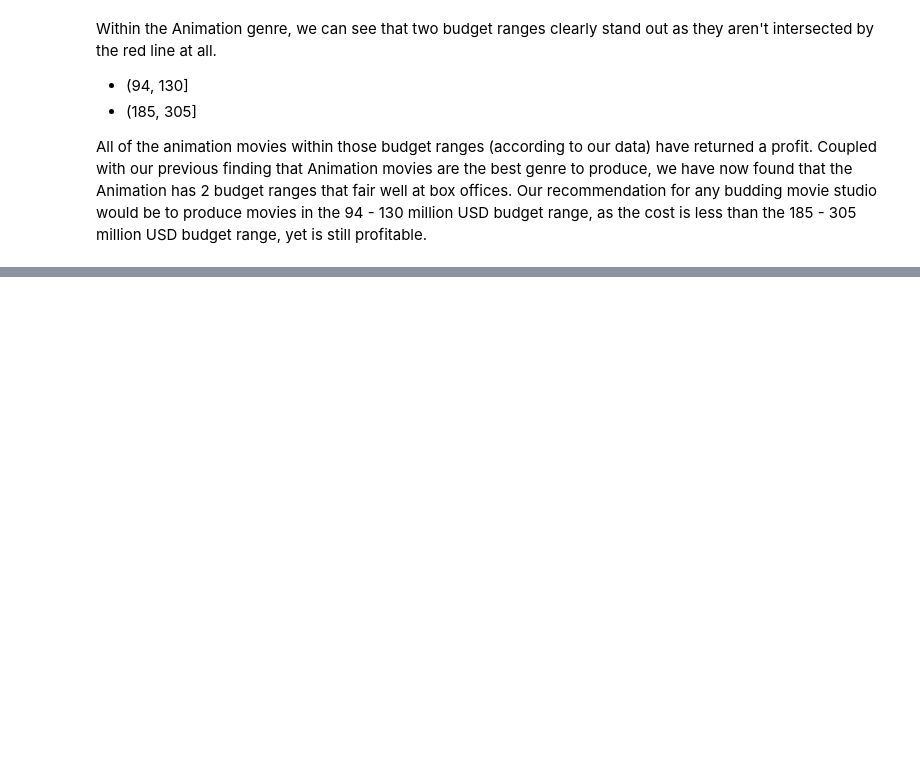
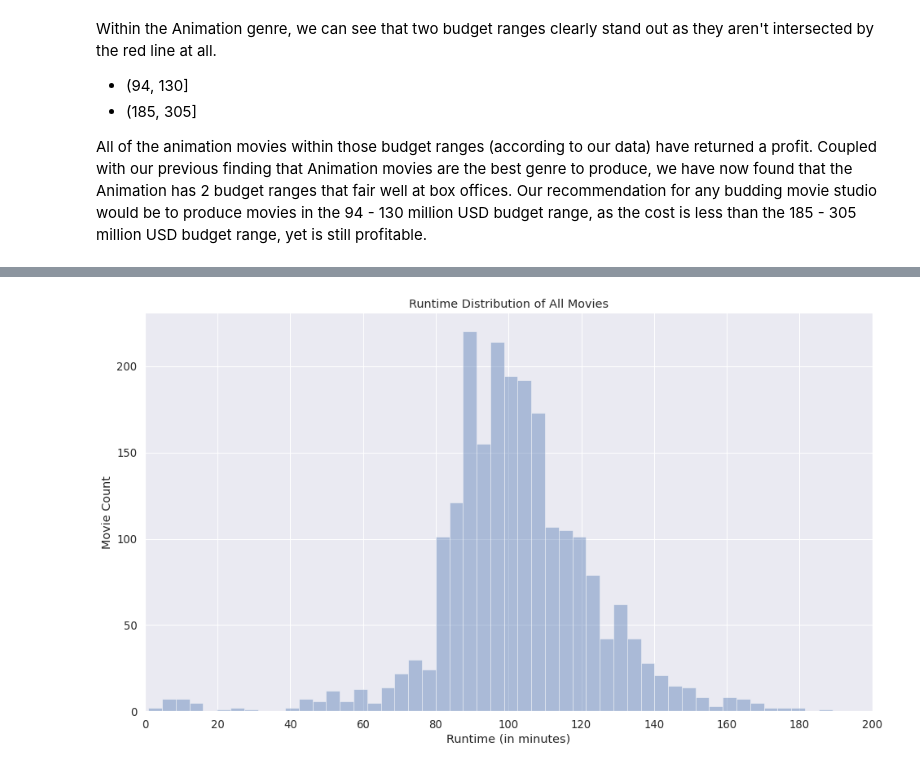
Before and after one commit to Skellet0r/movie-industry, a Jupyter notebook: notebooks/03-eamor-data-exploration.ipynb, the cells around one changed output, grey strips where cells are left out. Cells and saved outputs as stored; diff of their text form; code cells hidden in the pictures; blank space fills up the shorter version.

Commit message:
feat: runtime exploration

```diff
--- a/notebooks/03-eamor-data-exploration.ipynb
+++ b/notebooks/03-eamor-data-exploration.ipynb
@@ -218,0 +236,19 @@ All of the animation movies within those budget ranges (according to our data) h
+# %%
+# use our previous budget_df to do analysis and plot runtime distribution
+runtime_df = budget_df
+
+fig = plt.figure(figsize=(16, 9))
+
+sns.distplot(runtime_df.runtime_minutes, kde=False)
+
+# adjust x axis and labels
+locs = np.linspace(0, 200, 11)
+plt.xticks(ticks=locs, labels=[f"{i:.0f}" for i in locs])
+plt.xlim(0, 200)
+
+plt.title("Runtime Distribution of All Movies")
+plt.ylabel("Movie Count")
+plt.xlabel("Runtime (in minutes)")
+plt.show()
+# %% [output]
+[figure, added]
```
Also changed, not shown: parts of 11 cells of this notebook.
